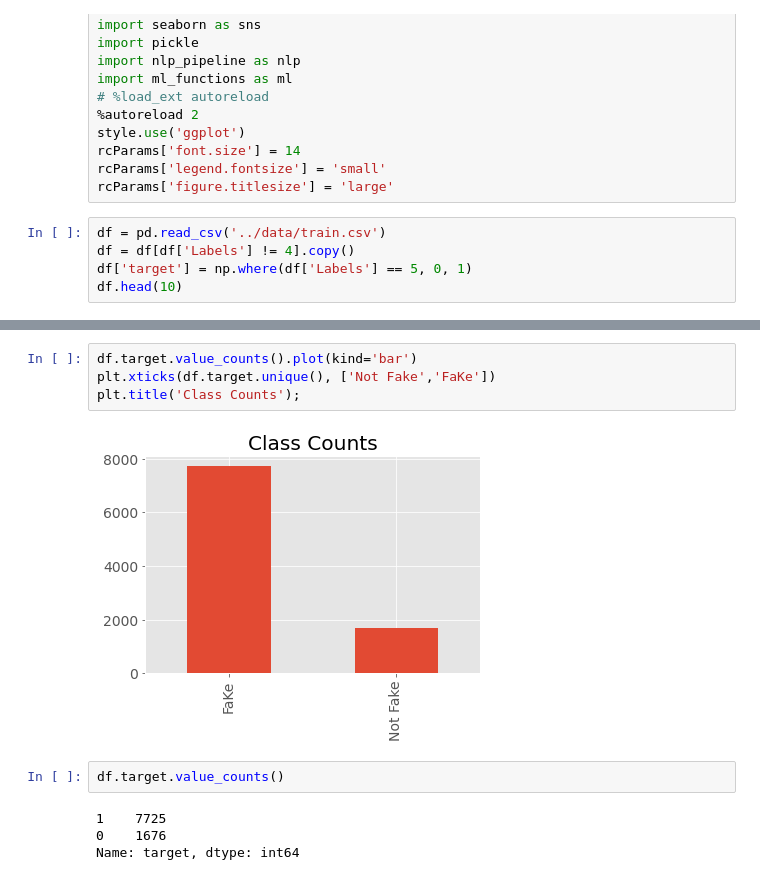
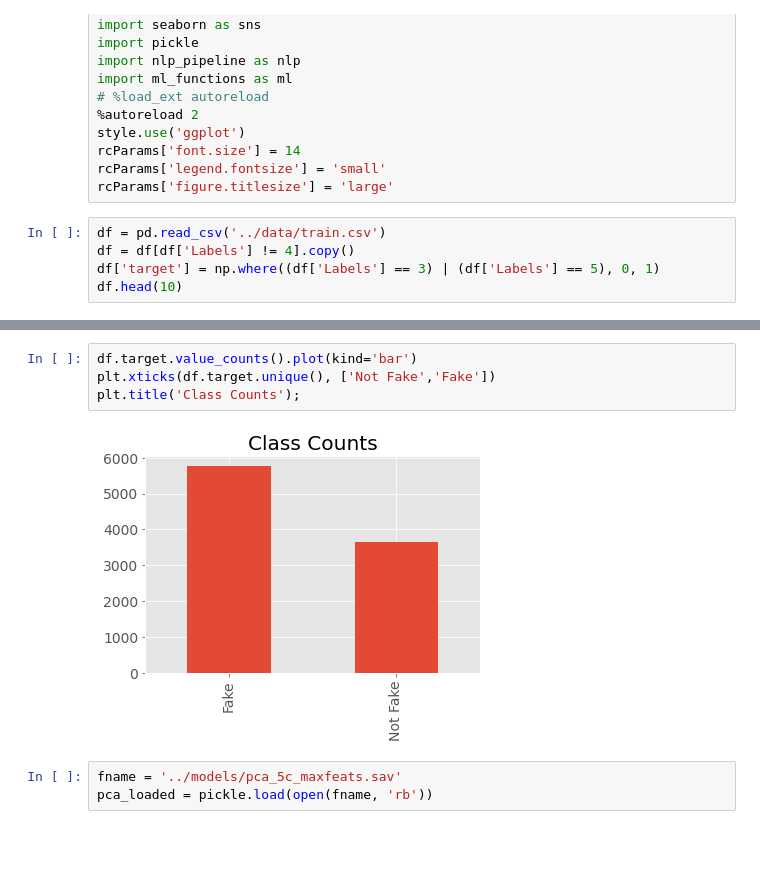
Before and after one commit to mdubatto/capstone2, a Jupyter notebook: src/Untitled.ipynb, the cells around one changed output, grey strips where cells are left out. Saved outputs shown, nothing was run; the diff lists cells and outputs as text; blank space fills up the shorter version.

```diff
--- a/src/Untitled.ipynb
+++ b/src/Untitled.ipynb
@@ -27,7 +27,7 @@ rcParams['figure.titlesize'] = 'large'
 # %%
 df = pd.read_csv('../data/train.csv')
 df = df[df['Labels'] != 4].copy()
-df['target'] = np.where(df['Labels'] == 5, 0, 1)
+df['target'] = np.where((df['Labels'] == 3) | (df['Labels'] == 5), 0, 1)
 df.head(10)
 # %% [output]
 |  | Labels | Text | Text_Tag | target |
@@ -44,12 +58,9 @@ df.head(10)
 # %%
 df.target.value_counts().plot(kind='bar')
-plt.xticks(df.target.unique(), ['Not Fake','FaKe'])
+plt.xticks(df.target.unique(), ['Not Fake','Fake'])
 plt.title('Class Counts');
 # %% [output]
-[figure, old version]
+[figure, new version]
-# %%
-df.target.value_counts()
-# %% [output]
-1    7725
-0    1676
-Name: target, dtype: int64
+# %%
+fname = '../models/pca_5c_maxfeats.sav'
+pca_loaded = pickle.load(open(fname, 'rb'))
```
Also changed, not shown: parts of 23 cells of this notebook, 12 other files.
